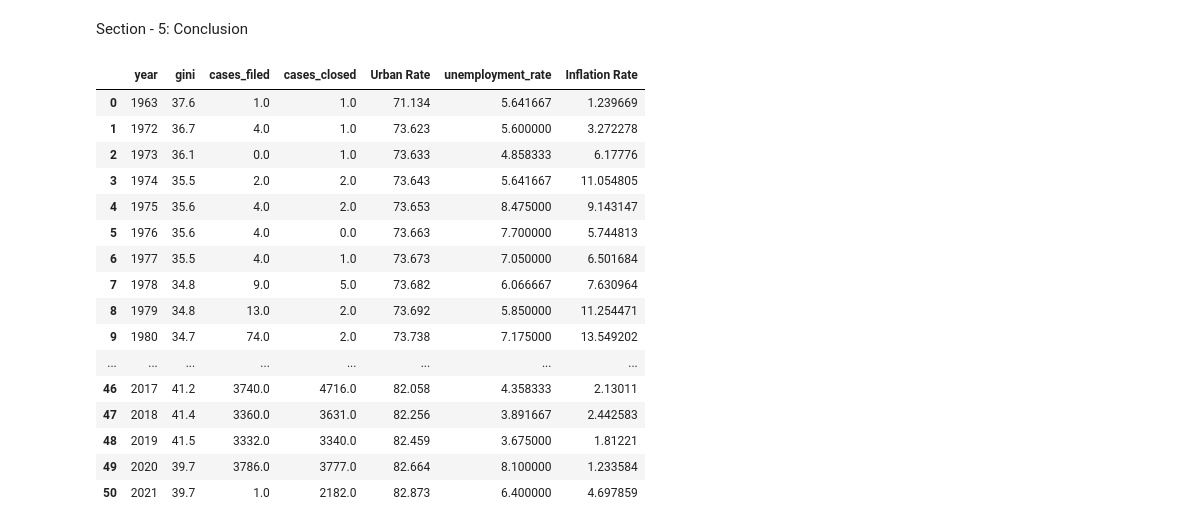
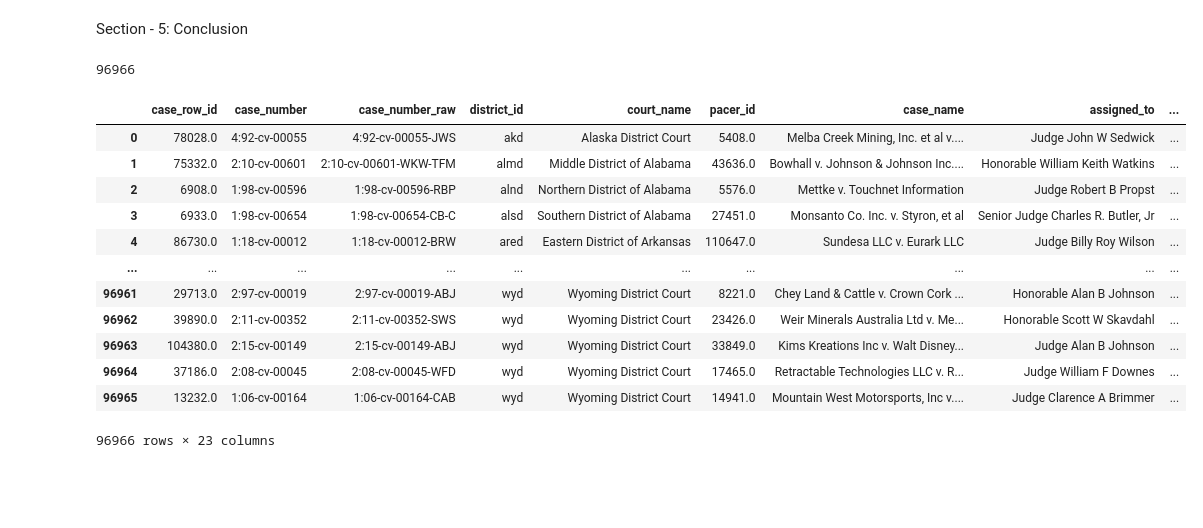
Before and after one commit to Sai0472003/PatentLitigation_Impact, a Jupyter notebook: Project1.ipynb, the cells around one changed output. Drawn from its saved outputs; the diff is of its cells as text; code cells hidden in the pictures; blank space fills up the shorter version.

```diff
--- a/Project1.ipynb
+++ b/Project1.ipynb
@@ -184,23 +185,23 @@ for x in x_vars:
 [figure]
 # %% [markdown]
 Section - 5: Conclusion
-# %%
-complete_merged
-# %% [output]
-|  | year | gini | cases_filed | cases_closed | Urban Rate | unemployment_rate | Inflation Rate |
-| 0 | 1963 | 37.6 | 1.0 | 1.0 | 71.134 | 5.641667 | 1.239669 |
-| 1 | 1972 | 36.7 | 4.0 | 1.0 | 73.623 | 5.600000 | 3.272278 |
-| 2 | 1973 | 36.1 | 0.0 | 1.0 | 73.633 | 4.858333 | 6.17776 |
-| 3 | 1974 | 35.5 | 2.0 | 2.0 | 73.643 | 5.641667 | 11.054805 |
-| 4 | 1975 | 35.6 | 4.0 | 2.0 | 73.653 | 8.475000 | 9.143147 |
-| 5 | 1976 | 35.6 | 4.0 | 0.0 | 73.663 | 7.700000 | 5.744813 |
-| 6 | 1977 | 35.5 | 4.0 | 1.0 | 73.673 | 7.050000 | 6.501684 |
-| 7 | 1978 | 34.8 | 9.0 | 5.0 | 73.682 | 6.066667 | 7.630964 |
-| 8 | 1979 | 34.8 | 13.0 | 2.0 | 73.692 | 5.850000 | 11.254471 |
-| 9 | 1980 | 34.7 | 74.0 | 2.0 | 73.738 | 7.175000 | 13.549202 |
-| ... | ... | ... | ... | ... | ... | ... | ... |
-| 46 | 2017 | 41.2 | 3740.0 | 4716.0 | 82.058 | 4.358333 | 2.13011 |
-| 47 | 2018 | 41.4 | 3360.0 | 3631.0 | 82.256 | 3.891667 | 2.442583 |
-| 48 | 2019 | 41.5 | 3332.0 | 3340.0 | 82.459 | 3.675000 | 1.81221 |
-| 49 | 2020 | 39.7 | 3786.0 | 3777.0 | 82.664 | 8.100000 | 1.233584 |
-| 50 | 2021 | 39.7 | 1.0 | 2182.0 | 82.873 | 6.400000 | 4.697859 |
+# %%
+cases['demand'].notna().count()
+# %% [output]
+96966
+# %%
+cases
+# %% [output]
+|  | case_row_id | case_number | case_number_raw | district_id | court_name | pacer_id | case_name | assigned_to | ... |
+| 0 | 78028.0 | 4:92-cv-00055 | 4:92-cv-00055-JWS | akd | Alaska District Court | 5408.0 | Melba Creek Mining, Inc. et al v.... | Judge John W Sedwick | ... |
+| 1 | 75332.0 | 2:10-cv-00601 | 2:10-cv-00601-WKW-TFM | almd | Middle District of Alabama | 43636.0 | Bowhall v. Johnson & Johnson Inc.... | Honorable William Keith Watkins | ... |
+| 2 | 6908.0 | 1:98-cv-00596 | 1:98-cv-00596-RBP | alnd | Northern District of Alabama | 5576.0 | Mettke v. Touchnet Information | Judge Robert B Propst | ... |
+| 3 | 6933.0 | 1:98-cv-00654 | 1:98-cv-00654-CB-C | alsd | Southern District of Alabama | 27451.0 | Monsanto Co. Inc. v. Styron, et al | Senior Judge Charles R. Butler, Jr | ... |
+| 4 | 86730.0 | 1:18-cv-00012 | 1:18-cv-00012-BRW | ared | Eastern District of Arkansas | 110647.0 | Sundesa LLC v. Eurark LLC | Judge Billy Roy Wilson | ... |
+| ... | ... | ... | ... | ... | ... | ... | ... | ... | ... |
+| 96961 | 29713.0 | 2:97-cv-00019 | 2:97-cv-00019-ABJ | wyd | Wyoming District Court | 8221.0 | Chey Land & Cattle v. Crown Cork ... | Honorable Alan B Johnson | ... |
+| 96962 | 39890.0 | 2:11-cv-00352 | 2:11-cv-00352-SWS | wyd | Wyoming District Court | 23426.0 | Weir Minerals Australia Ltd v. Me... | Honorable Scott W Skavdahl | ... |
+| 96963 | 104380.0 | 2:15-cv-00149 | 2:15-cv-00149-ABJ | wyd | Wyoming District Court | 33849.0 | Kims Kreations Inc v. Walt Disney... | Judge Alan B Johnson | ... |
+| 96964 | 37186.0 | 2:08-cv-00045 | 2:08-cv-00045-WFD | wyd | Wyoming District Court | 17465.0 | Retractable Technologies LLC v. R... | Judge William F Downes | ... |
+| 96965 | 13232.0 | 1:06-cv-00164 | 1:06-cv-00164-CAB | wyd | Wyoming District Court | 14941.0 | Mountain West Motorsports, Inc v.... | Judge Clarence A Brimmer | ... |
+96966 rows × 23 columns
```
Also changed, not shown: parts of 4 cells of this notebook.
